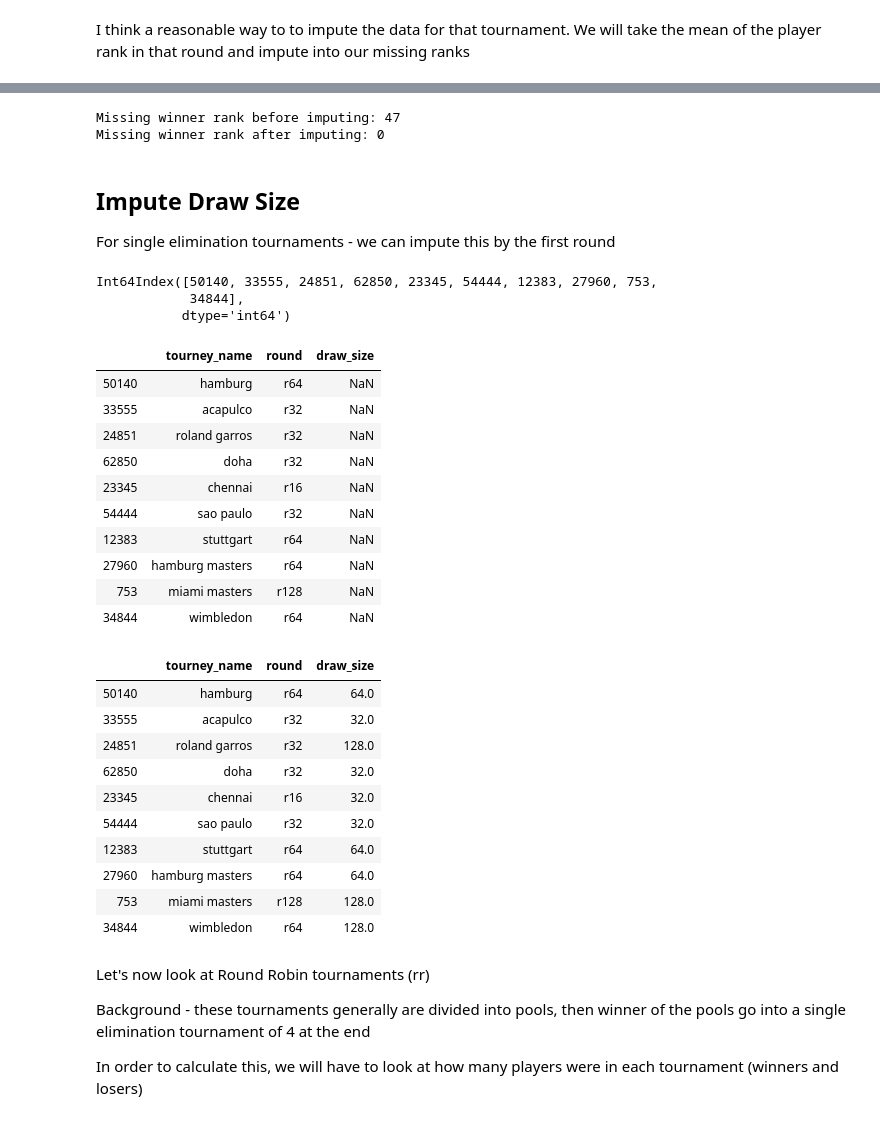
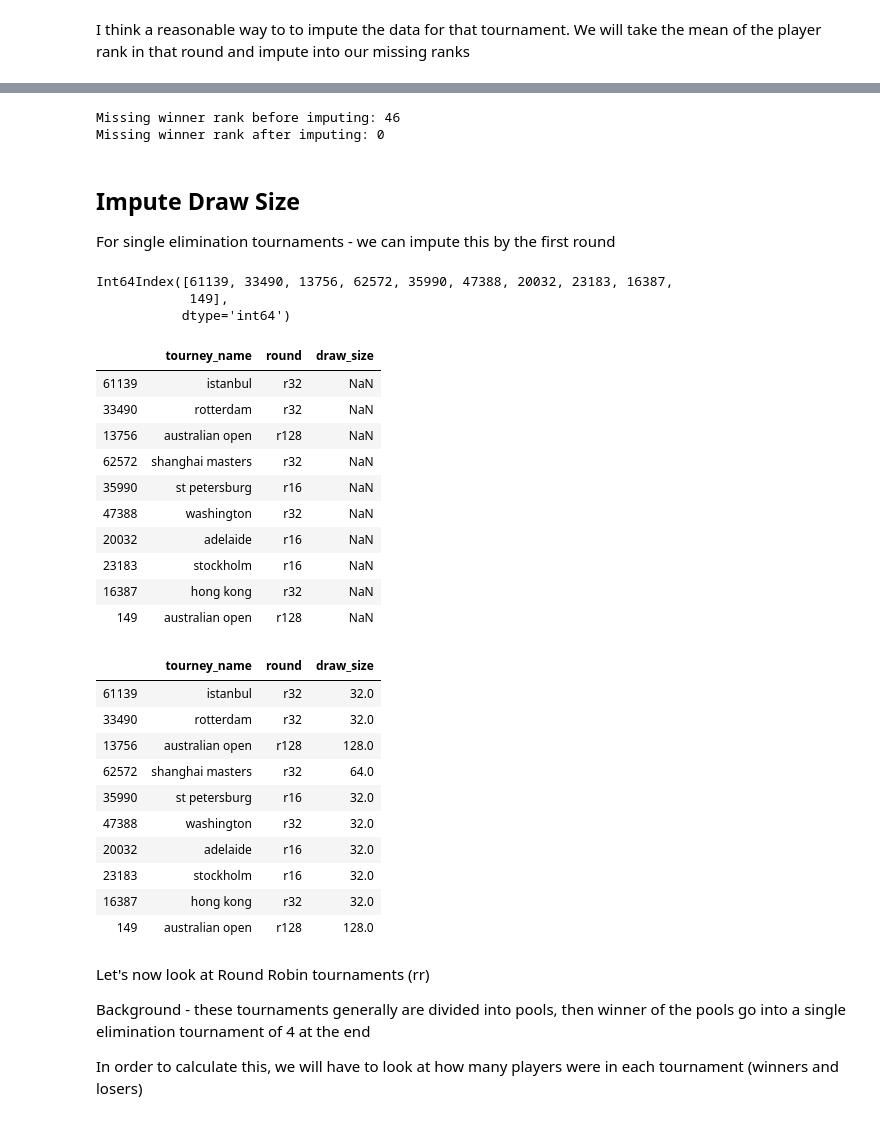
Before and after one commit to sv650s/atp-tennis-predictions, a Jupyter notebook: notebooks/2-atp_preprocessing.ipynb, the cells around one changed output, grey strips where cells are left out. Saved outputs shown, nothing was run; the diff lists cells and outputs as text; code cells hidden in the pictures.

```diff
--- a/notebooks/2-atp_preprocessing.ipynb
+++ b/notebooks/2-atp_preprocessing.ipynb
@@ -84,24 +83,14 @@ drop_columns = ["loser_entry", "winner_entry", "loser_rank_points", "winner_rank
 matches = matches.drop(drop_columns, axis=1)
 
 
-# before we filter let's fix some data right now
-# tourney_id is actually a little bit mis-leading - it has the format of {year}-{tourney_id} or {year} {tourney_id}
-# let's split this
-# print(f'Number of year/tourney that has space before pre-processing {len(matches[matches.tourney_id.str.contains(" ")])}')
-
-matches = matches.rename({"tourney_id": "year_tourney_id"}, axis=1)
-# matches["year_tourney_id"] = matches["year_tourney_id"].apply(lambda x: x.replace(" ", "-"))
-matches["tourney_year"] = matches.year_tourney_id.apply(lambda x: x.split("-")[0])
-matches["tourney_id"] = matches.year_tourney_id.apply(lambda x: x.split("-")[1])
-
-# let's verify what we did
-# print(matches[matches.year_tourney_id == "1999 495"][["year_tourney_id", "tourney_year", "tourney_id"]])
-# print(f'Number of year/tourney that has space after pre-processing {len(matches[matches.year_tourney_id.str.contains(" ")])}')
+# we only care about professional tournaments since we are prediction grand slams so let's filter out non-professional tournaments
+# ATP was formed in 1972. Federer turned Pro in 1998, we will only look at matches since January 1998
+# We
+matches = matches[(~matches.tourney_level.isin(["C", "S", "D"])) & (matches.tourney_date > datetime.datetime(1997, 12, 31)) &
+                 (matches.tourney_date < datetime.datetime(2019, 1, 14))]
 
 
-# we only care about professional tournaments since we are prediction grand slams so let's filter out non-professional tournaments
-# ATP was formed in 1972. Federer turned Pro in 1998, we will only look at matches since January 1998
-matches = matches[(~matches.tourney_level.isin(["C", "S", "D"])) & (matches.tourney_date > datetime.datetime(1997, 12, 31))]
+matches = matches[matches.tourney_date < datetime.datetime(2019, 1, 14)]
 # %% [markdown]
 ### Clean String Columns
 
@@ -128,7 +117,7 @@ for col in lower_columns:
     matches[col] = matches[col].str.lower()
     matches[col] = matches[col].apply(lambda x: unicodedata.normalize('NFKD', str(x)).encode('ascii', 'ignore').decode('utf-8', 'ignore'))
     # we won't do this for score because they should look like 6-3 6-7(7)
-    if col not in ["score", "year_tourney_id"]:
+    if col not in ["score", "tourney_id"]:
         matches[col] = matches[col].apply(lambda x: re.sub('[^a-zA-Z0-9\s]', ' ', x, flags=re.I | re.A))
 
 # check to make sure we've done this correctly
@@ -388,14 +383,14 @@ Unable to find other matches in this round index: 3905 year_tourney_id: 1999-495
 Missing loser rank after imputing: 0
 # %%
-winner_missing_ranks = matches[matches.winner_rank.isnull()][["year_tourney_id", "round", "winner_name"]]
+winner_missing_ranks = matches[matches.winner_rank.isnull()][["tourney_id", "round", "winner_name"]]
 print(f'Missing winner rank before imputing: {len(winner_missing_ranks)}')
 
 impute_missing_rank(matches, winner_missing_ranks, "winner_rank")
 
-winner_missing_ranks = matches[matches.winner_rank.isnull()][["year_tourney_id", "round", "winner_name"]]
+winner_missing_ranks = matches[matches.winner_rank.isnull()][["tourney_id", "round", "winner_name"]]
 print(f'Missing winner rank after imputing: {len(winner_missing_ranks)}')
 # %% [output]
-Missing winner rank before imputing: 47
+Missing winner rank before imputing: 46
 Missing winner rank after imputing: 0
 # %% [markdown]
 ## Impute Draw Size
@@ -408,46 +403,46 @@ missing_draw_indexes = matches[matches["round"].isin(rounds)].sample(10, random_
 print(missing_draw_indexes)
 matches.loc[missing_draw_indexes][["tourney_name", "round", "draw_size"]]
 # %% [output]
-Int64Index([50140, 33555, 24851, 62850, 23345, 54444, 12383, 27960, 753,
-            34844],
+Int64Index([61139, 33490, 13756, 62572, 35990, 47388, 20032, 23183, 16387,
+            149],
            dtype='int64')
 |  | tourney_name | round | draw_size |
-| 50140 | hamburg | r64 | NaN |
-| 33555 | acapulco | r32 | NaN |
-| 24851 | roland garros | r32 | NaN |
-| 62850 | doha | r32 | NaN |
-| 23345 | chennai | r16 | NaN |
-| 54444 | sao paulo | r32 | NaN |
-| 12383 | stuttgart | r64 | NaN |
-| 27960 | hamburg masters | r64 | NaN |
-| 753 | miami masters | r128 | NaN |
-| 34844 | wimbledon | r64 | NaN |
+| 61139 | istanbul | r32 | NaN |
+| 33490 | rotterdam | r32 | NaN |
+| 13756 | australian open | r128 | NaN |
+| 62572 | shanghai masters | r32 | NaN |
+| 35990 | st petersburg | r16 | NaN |
+| 47388 | washington | r32 | NaN |
+| 20032 | adelaide | r16 | NaN |
+| 23183 | stockholm | r16 | NaN |
+| 16387 | hong kong | r32 | NaN |
+| 149 | australian open | r128 | NaN |
 # %%
 # impute draw size for single elimination tournament
 import re
 
 # we are going to impute in reverse order so that we impute with max
 for r in rounds:
     size = int(re.sub("r", "", r))
     # impute draw_size for the entire tournament
-    tids = np.unique(matches[(matches["round"] == r) & (matches.draw_size.isnull())][["year_tourney_id"]])
-    matches.loc[matches["year_tourney_id"].isin(tids), "draw_size"] = size
+    tids = np.unique(matches[(matches["round"] == r) & (matches.draw_size.isnull())][["tourney_id"]])
+    matches.loc[matches["tourney_id"].isin(tids), "draw_size"] = size
 
 # let's look at the same random samples and see if they look correct
 # round should be < then draw_size
 matches.loc[missing_draw_indexes][["tourney_name", "round", "draw_size"]]
 # %% [output]
 |  | tourney_name | round | draw_size |
-| 50140 | hamburg | r64 | 64.0 |
-| 33555 | acapulco | r32 | 32.0 |
-| 24851 | roland garros | r32 | 128.0 |
-| 62850 | doha | r32 | 32.0 |
-| 23345 | chennai | r16 | 32.0 |
-| 54444 | sao paulo | r32 | 32.0 |
-| 12383 | stuttgart | r64 | 64.0 |
-| 27960 | hamburg masters | r64 | 64.0 |
-| 753 | miami masters | r128 | 128.0 |
-| 34844 | wimbledon | r64 | 128.0 |
+| 61139 | istanbul | r32 | 32.0 |
+| 33490 | rotterdam | r32 | 32.0 |
+| 13756 | australian open | r128 | 128.0 |
+| 62572 | shanghai masters | r32 | 64.0 |
+| 35990 | st petersburg | r16 | 32.0 |
+| 47388 | washington | r32 | 32.0 |
+| 20032 | adelaide | r16 | 32.0 |
+| 23183 | stockholm | r16 | 32.0 |
+| 16387 | hong kong | r32 | 32.0 |
+| 149 | australian open | r128 | 128.0 |
 # %% [markdown]
 Let's now look at Round Robin tournaments (rr)
 
```
Also changed, not shown: parts of 15 cells of this notebook, 1 other file.
